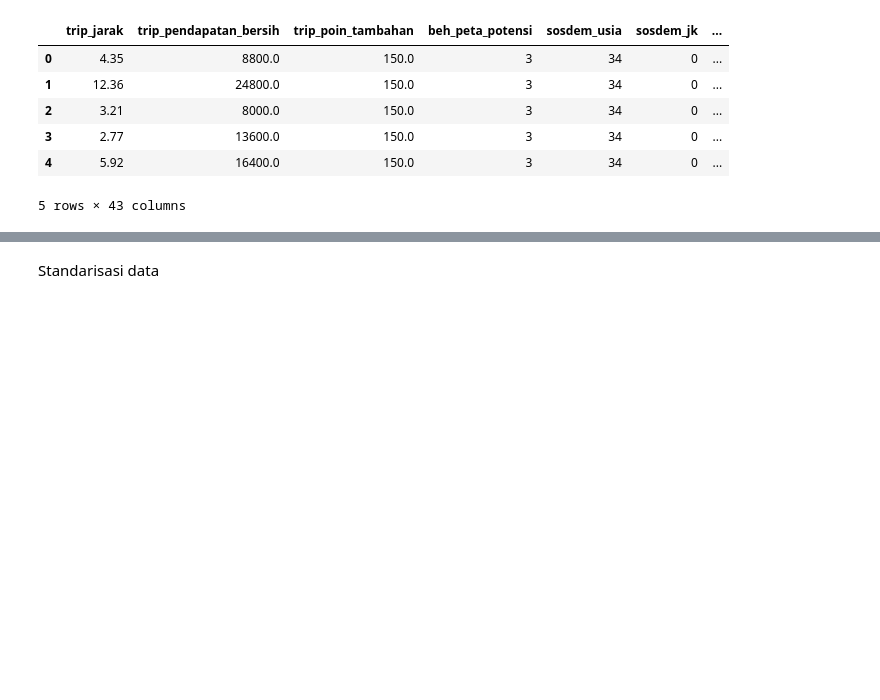
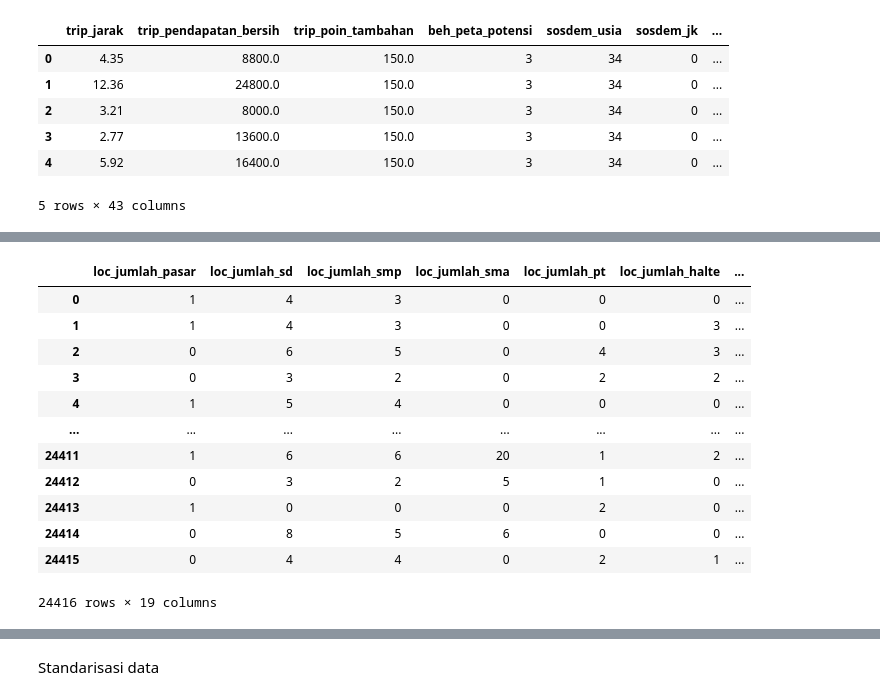
Before and after one commit to azwanazamuddin/location-choice-model, a Jupyter notebook: notebooks/pca_features.ipynb, the cells around one changed output, grey strips where cells are left out. Cells and saved outputs as stored; diff of their text form; code cells hidden in the pictures; blank space fills up the shorter version.

```diff
--- a/notebooks/pca_features.ipynb
+++ b/notebooks/pca_features.ipynb
@@ -57,2 +57,19 @@ df_pca.filter(like=keyword, axis=1)
 # %%
 df_pca['loc_jumlah_pendidikan'] = df_pca['loc_jumlah_sd']+df_pca['loc_jumlah_smp']+df_pca['loc_jumlah_sma']+df_pca['loc_jumlah_pt']
+# %%
+keyword = 'loc'  # Kata kunci yang ingin Anda cari dalam nama kolom
+df_pca.filter(like=keyword, axis=1)
+# %% [output]
+|  | loc_jumlah_pasar | loc_jumlah_sd | loc_jumlah_smp | loc_jumlah_sma | loc_jumlah_pt | loc_jumlah_halte | ... |
+| 0 | 1 | 4 | 3 | 0 | 0 | 0 | ... |
+| 1 | 1 | 4 | 3 | 0 | 0 | 3 | ... |
+| 2 | 0 | 6 | 5 | 0 | 4 | 3 | ... |
+| 3 | 0 | 3 | 2 | 0 | 2 | 2 | ... |
+| 4 | 1 | 5 | 4 | 0 | 0 | 0 | ... |
+| ... | ... | ... | ... | ... | ... | ... | ... |
+| 24411 | 1 | 6 | 6 | 20 | 1 | 2 | ... |
+| 24412 | 0 | 3 | 2 | 5 | 1 | 0 | ... |
+| 24413 | 1 | 0 | 0 | 0 | 2 | 0 | ... |
+| 24414 | 0 | 8 | 5 | 6 | 0 | 0 | ... |
+| 24415 | 0 | 4 | 4 | 0 | 2 | 1 | ... |
+24416 rows × 19 columns
```
Also changed, not shown: parts of 36 cells of this notebook, 1 other file.
